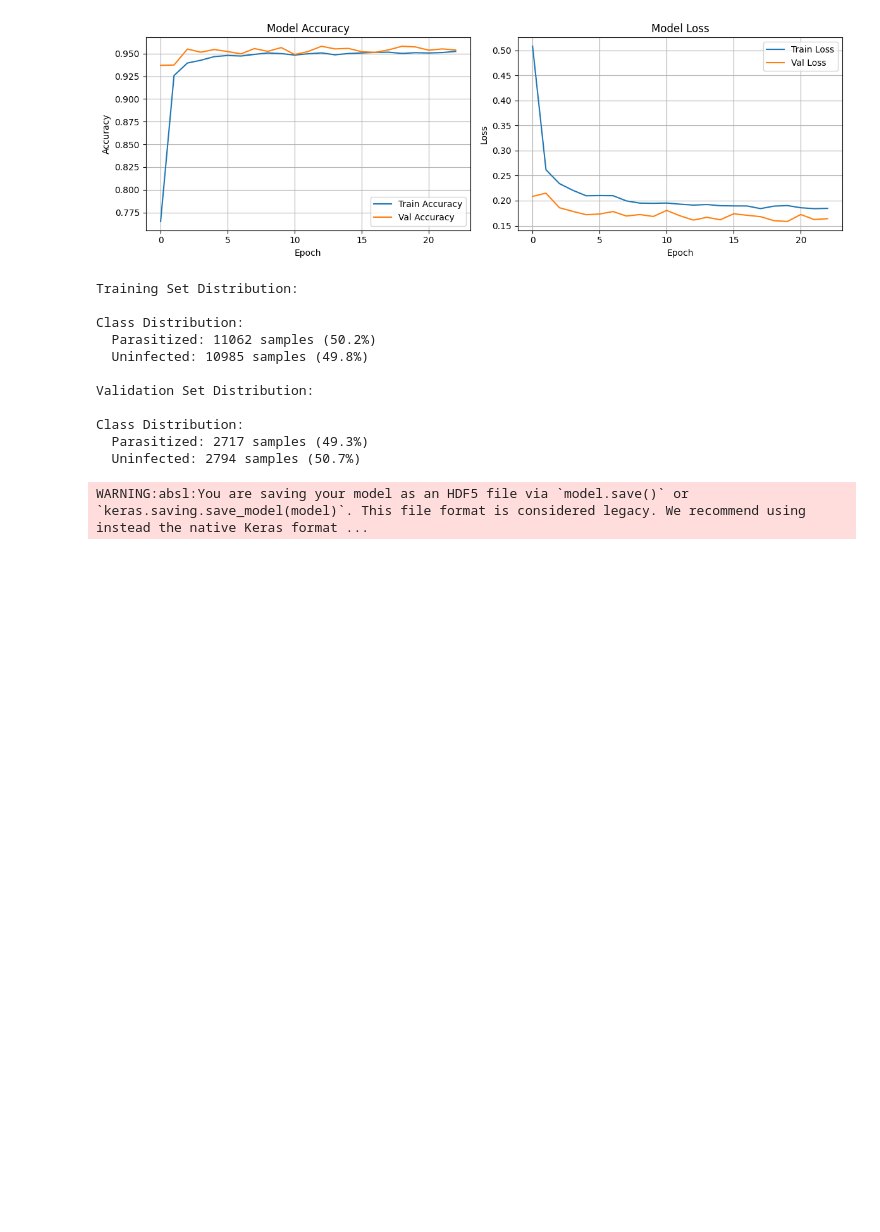
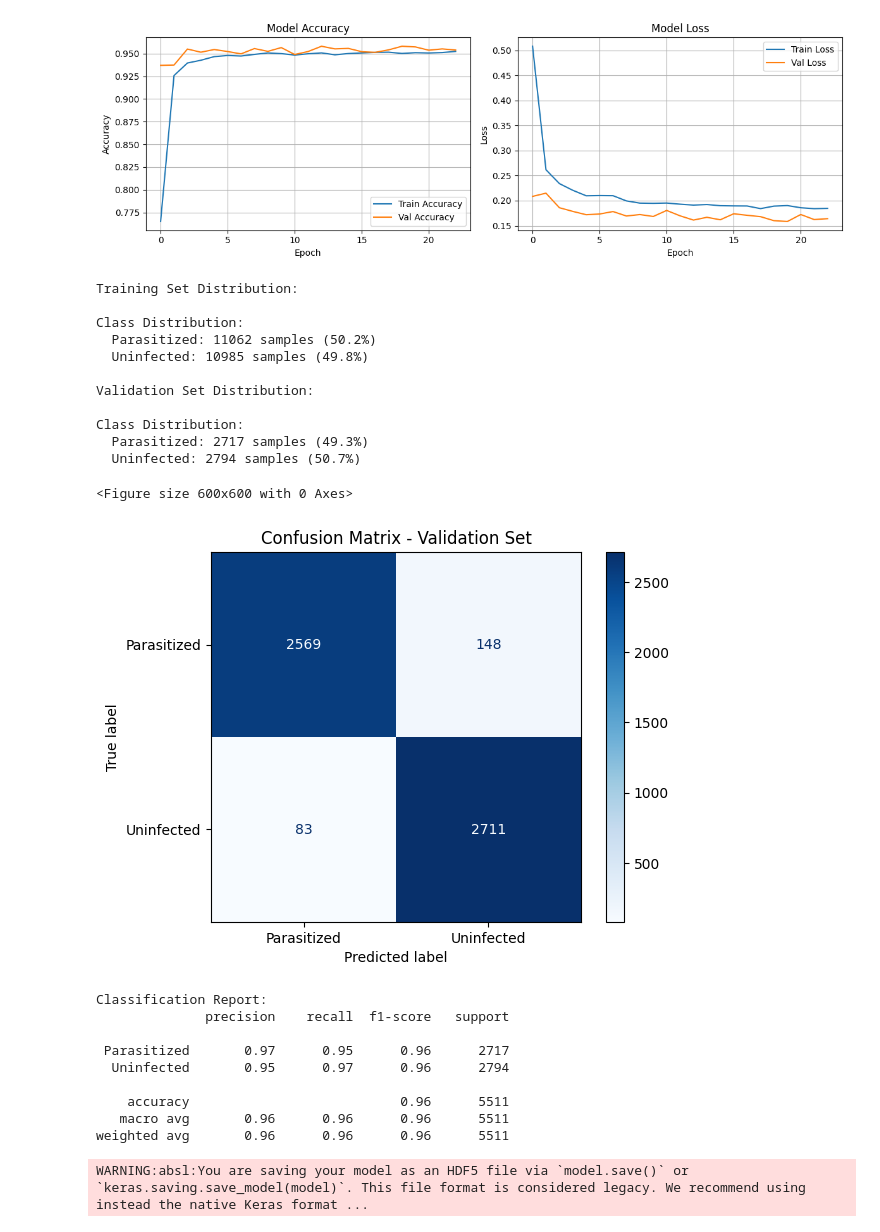
Before and after one commit to Kevin-gram/SafeCell, a Jupyter notebook: model/malaria_model.ipynb, the cells around one changed output. Saved outputs shown, nothing was run; the diff lists cells and outputs as text; code cells hidden in the pictures; blank space fills up the shorter version.

Commit message:
adding a confusion matrix

```diff
--- a/model/malaria_model.ipynb
+++ b/model/malaria_model.ipynb
@@ -329,6 +329,46 @@ Validation Set Distribution:
 Class Distribution:
   Parasitized: 2717 samples (49.3%)
   Uninfected: 2794 samples (50.7%)
+# %%
+from sklearn.metrics import confusion_matrix, ConfusionMatrixDisplay, classification_report
+import numpy as np
+import matplotlib.pyplot as plt
+
+# Get true labels and predictions
+y_true = []
+y_pred = []
+
+for images, labels in val_dataset.unbatch():
+    preds = regularized_model.predict(tf.expand_dims(images, axis=0), verbose=0)
+    pred_label = np.argmax(preds)
+
+    y_true.append(labels.numpy())
+    y_pred.append(pred_label)
+
+# Confusion Matrix
+cm = confusion_matrix(y_true, y_pred)
+disp = ConfusionMatrixDisplay(confusion_matrix=cm, display_labels=class_names)
+
+plt.figure(figsize=(6, 6))
+disp.plot(cmap=plt.cm.Blues, values_format='d')
+plt.title("Confusion Matrix - Validation Set")
+plt.show()
+
+# Optional: Detailed Class Report
+print("\nClassification Report:")
+print(classification_report(y_true, y_pred, target_names=class_names))
+# %% [output]
+<Figure size 600x600 with 0 Axes>
+[figure, added]
+Classification Report:
+              precision    recall  f1-score   support
+
+ Parasitized       0.97      0.95      0.96      2717
+  Uninfected       0.95      0.97      0.96      2794
+
+    accuracy                           0.96      5511
+   macro avg       0.96      0.96      0.96      5511
+weighted avg       0.96      0.96      0.96      5511
 # %%
 regularized_model.save("saved_models/malaria_model.h5")
 print("✅ Model saved as 'malaria_model.h5'")
```
